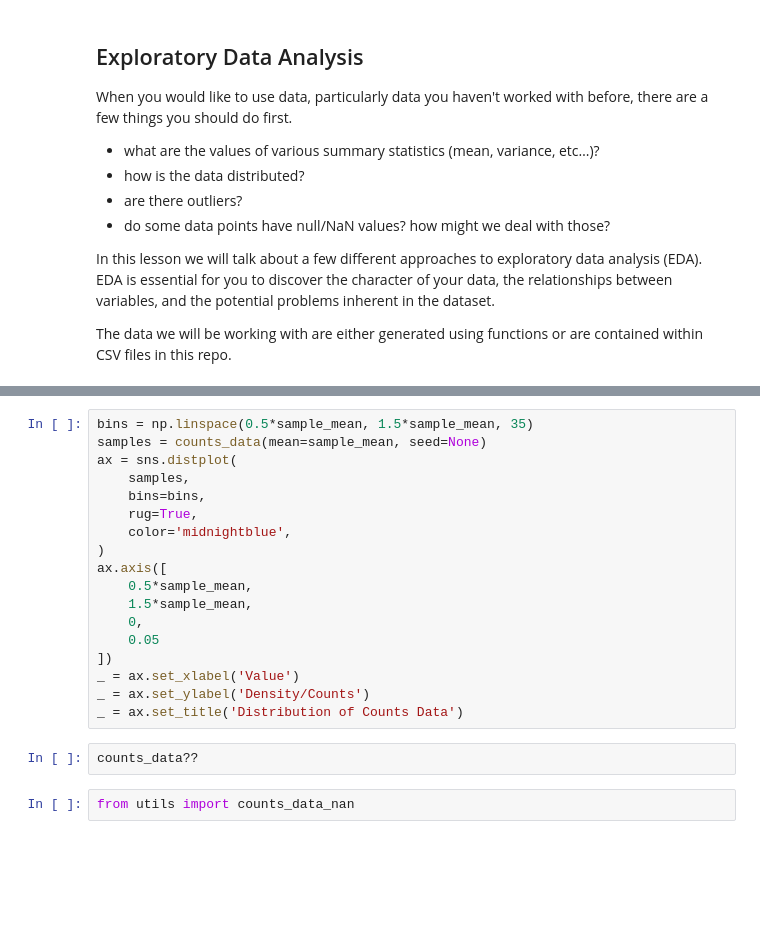
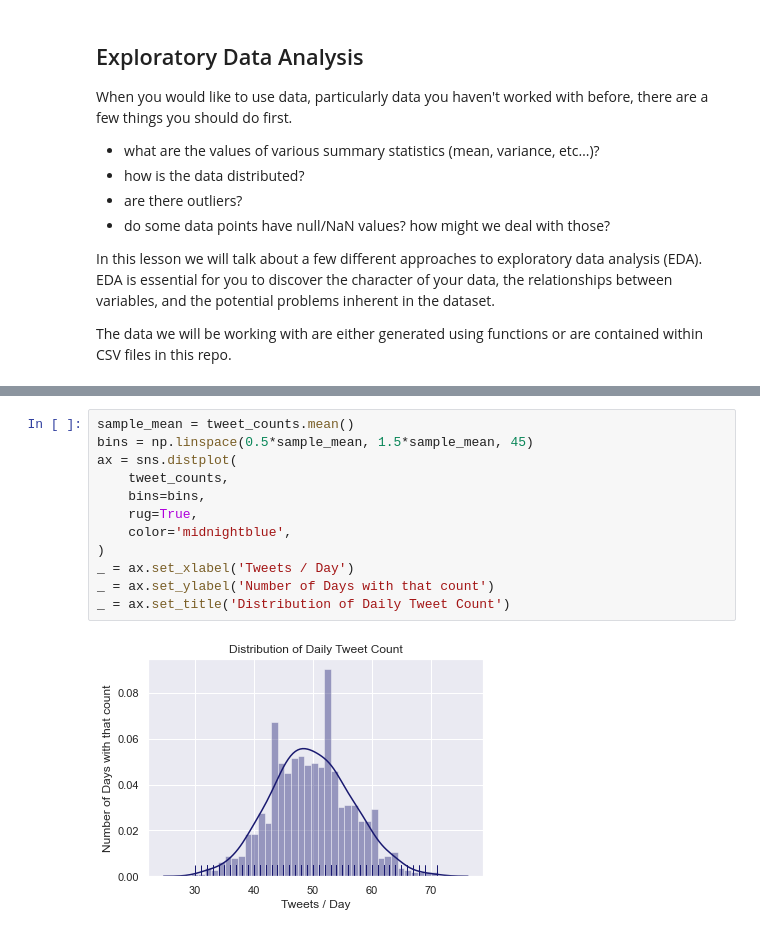
Before and after one commit to zirmite/odsc-2022-statistics, a Jupyter notebook: notebooks/Lesson 1.ipynb, the cells around one changed output, grey strips where cells are left out. Drawn from its saved outputs; the diff is of its cells as text; blank space fills up the shorter version.

```diff
--- a/notebooks/Lesson 1.ipynb
+++ b/notebooks/Lesson 1.ipynb
@@ -48,22 +99,14 @@ display(stats.kurtosis(samples))
 # %%
-bins = np.linspace(0.5*sample_mean, 1.5*sample_mean, 35)
-samples = counts_data(mean=sample_mean, seed=None)
+sample_mean = tweet_counts.mean()
+bins = np.linspace(0.5*sample_mean, 1.5*sample_mean, 45)
 ax = sns.distplot(
-    samples,
+    tweet_counts,
     bins=bins,
     rug=True,
     color='midnightblue',
 )
-ax.axis([
-    0.5*sample_mean,
-    1.5*sample_mean,
-    0,
-    0.05
-])
-_ = ax.set_xlabel('Value')
-_ = ax.set_ylabel('Density/Counts')
-_ = ax.set_title('Distribution of Counts Data')
+_ = ax.set_xlabel('Tweets / Day')
+_ = ax.set_ylabel('Number of Days with that count')
+_ = ax.set_title('Distribution of Daily Tweet Count')
+# %% [output]
+[figure, added]
-# %%
-counts_data??
-# %%
-from utils import counts_data_nan
```
Also changed, not shown: parts of 19 cells of this notebook, 7 other files.
